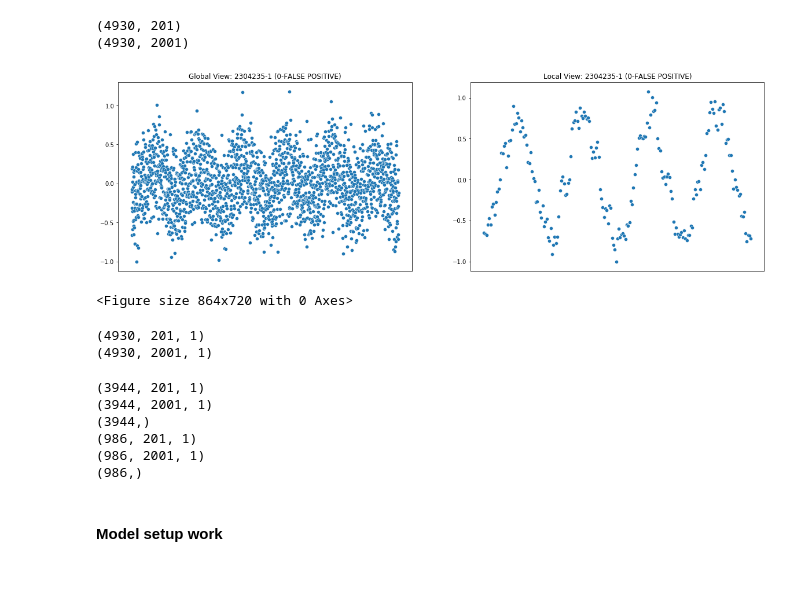
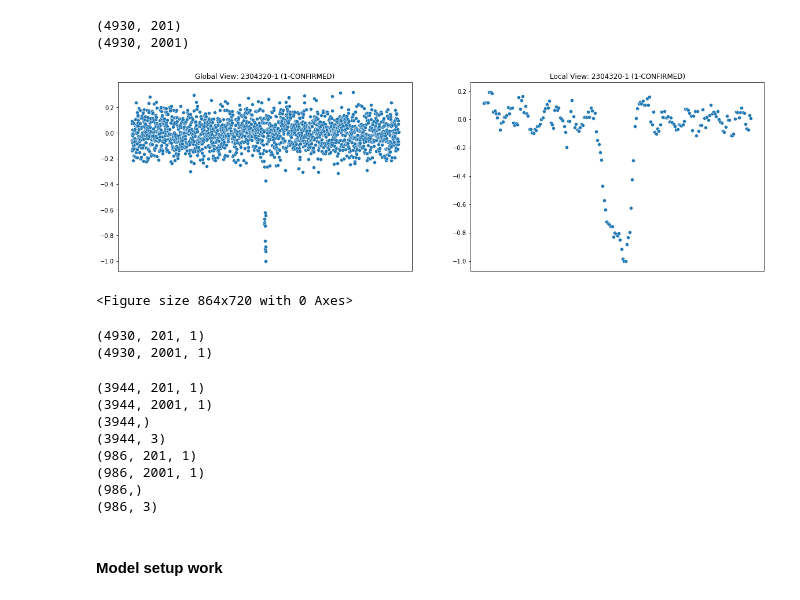
Before and after one commit to travisrmetz/w210, a Jupyter notebook: w2p/exoplanet_model.ipynb, the cells around one changed output. Cells and saved outputs as stored; diff of their text form; code cells hidden in the pictures.

```diff
--- a/w2p/exoplanet_model.ipynb
+++ b/w2p/exoplanet_model.ipynb
@@ -23,7 +23,6 @@ from astropy.io import ascii as ap_ascii
 import seaborn as sns
 import os
 
-from helpers.visualize import chart_curves
 import matplotlib as mpl
 from sklearn.metrics import roc_curve
 from sklearn.metrics import confusion_matrix
@@ -33,7 +32,9 @@ mpl.rcParams['figure.figsize'] = (12, 10)
 colors = plt.rcParams['axes.prop_cycle'].by_key()['color']
 np.set_printoptions(precision=None, suppress=True)
 
-PROCESSED_DATA_DIR='processed_data'
+from helpers.visualize import chart_curves
+from definitions import PROCESSED_DATA_DIR,PROCESSED_DATA_CATALOG
+#PROCESSED_DATA_DIR='processed_data'
 TCE_LIST='tce_table.csv'
 FAILED_LIST='failed_kepids.csv'
 MODEL_DIR='models'
@@ -181,7 +196,10 @@ try:
 except:
     pass
 
-processed.shape
+processed=processed.reset_index(drop=True)
+
+#save processed list back out (so excludes those KEPIDS/PLNTs with NO light curves)
+processed.to_csv(os.path.join(PROCESSED_DATA_DIR,PROCESSED_DATA_CATALOG),index=False)
 # %% [output]
 (5000, 86)
 (70, 2)
@@ -216,6 +248,12 @@ print(x_global.shape)
 # %% [output]
 (4930, 201)
 (4930, 2001)
+# %%
+#add kepid and tce_plnt_number to x
+tce_id=pd.DataFrame()
+tce_id['kepid']=processed.kepid.astype('int')
+tce_id['tce_plnt_num']=processed.tce_plnt_num.astype('int')
+tce_id['koi_disposition']=processed.koi_disposition
 # %%
 #turn into numpy arrays/series
 x_local=x_local.to_numpy()
@@ -227,12 +265,12 @@ print(x_global.shape)
 (4930, 2001)
 # %%
 #can print out charts
-tce_number=1
-chart_curves(processed.kepid[tce_number],processed.tce_plnt_num[tce_number],
-             processed.koi_disposition[tce_number],
+tce_number=3
+chart_curves(tce_id.kepid[tce_number],tce_id.tce_plnt_num[tce_number],
+             tce_id.koi_disposition[tce_number],
              x_global[tce_number],x_local[tce_number])
 # %% [output]
-[figure, old version]
+[figure, new version]
 <Figure size 864x720 with 0 Axes>
 # %%
 #scaler_local = StandardScaler()
@@ -259,22 +297,26 @@ le=LabelEncoder()
 le.fit(['1-CONFIRMED','0-FALSE POSITIVE'])
 Y=le.transform(Y)
 # %%
-x_local_train, x_local_val, x_global_train, x_global_val, Y_train, Y_val = train_test_split(
-    x_local,x_global, Y, test_size=0.2)
+x_local_train, x_local_val, x_global_train, x_global_val, Y_train, Y_val,tce_id_train,tce_id_val = train_test_split(
+    x_local,x_global, Y,tce_id, test_size=0.2)
 
 print(x_local_train.shape)
 print(x_global_train.shape)
 print(Y_train.shape)
+print(tce_id_train.shape)
 print(x_local_val.shape)
 print(x_global_val.shape)
 print(Y_val.shape)
+print(tce_id_val.shape)
 # %% [output]
 (3944, 201, 1)
 (3944, 2001, 1)
 (3944,)
+(3944, 3)
 (986, 201, 1)
 (986, 2001, 1)
 (986,)
+(986, 3)
 # %% [markdown]
 #### Model setup work
 # %%
```
Also changed, not shown: parts of 11 cells of this notebook, 7 other files.
